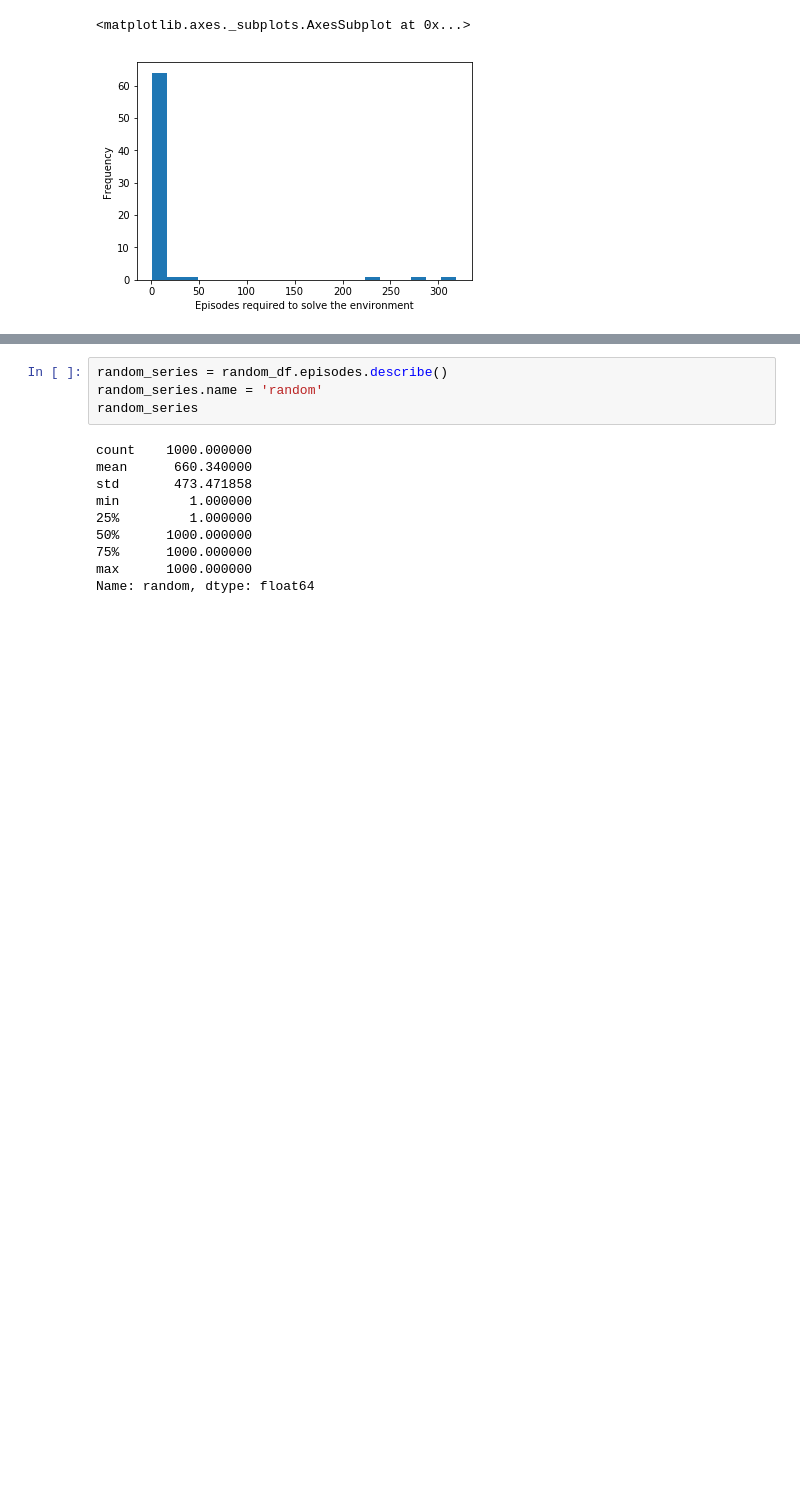
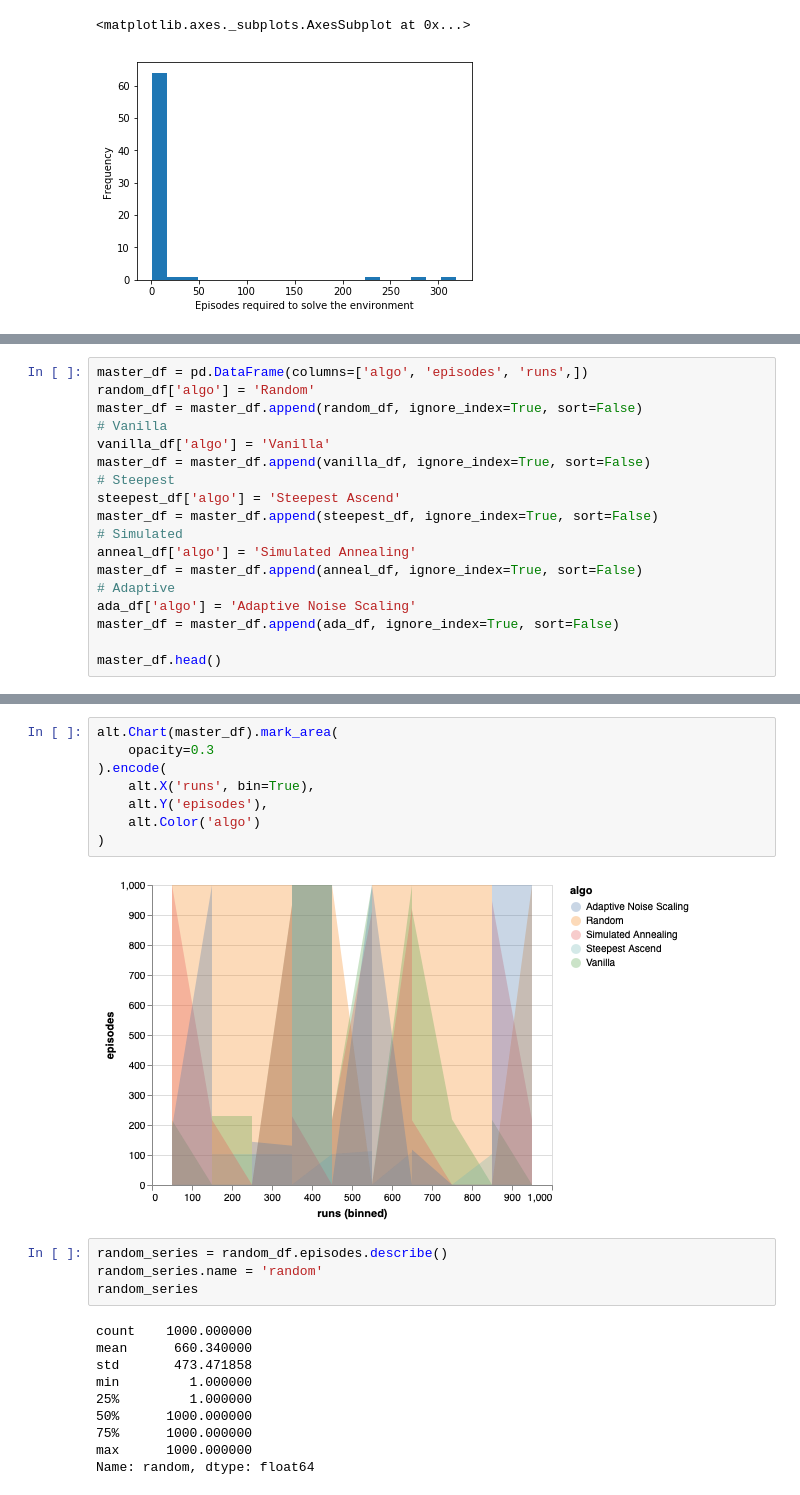
Before and after one commit to katnoria/hill-climbing-agents, a Jupyter notebook: notebooks/analyse.ipynb, the cells around one changed output, grey strips where cells are left out. Saved outputs shown, nothing was run; the diff lists cells and outputs as text; blank space fills up the shorter version.

```diff
--- a/notebooks/analyse.ipynb
+++ b/notebooks/analyse.ipynb
@@ -432,0 +447,18 @@ max     999.000000  1000.00000
+# %%
+master_df = pd.DataFrame(columns=['algo', 'episodes', 'runs',])
+random_df['algo'] = 'Random'
+master_df = master_df.append(random_df, ignore_index=True, sort=False)
+# Vanilla
+vanilla_df['algo'] = 'Vanilla'
+master_df = master_df.append(vanilla_df, ignore_index=True, sort=False)
+# Steepest
+steepest_df['algo'] = 'Steepest Ascend'
+master_df = master_df.append(steepest_df, ignore_index=True, sort=False)
+# Simulated
+anneal_df['algo'] = 'Simulated Annealing'
+master_df = master_df.append(anneal_df, ignore_index=True, sort=False)
+# Adaptive
+ada_df['algo'] = 'Adaptive Noise Scaling'
+master_df = master_df.append(ada_df, ignore_index=True, sort=False)
+
+master_df.head()
@@ -433,3 +472,13 @@ max     999.000000  1000.00000
+# %%
+alt.Chart(master_df).mark_area(
+    opacity=0.3
+).encode(
+    alt.X('runs', bin=True),
+    alt.Y('episodes'),
+    alt.Color('algo')
+)
+# %% [output]
+[figure, added]
 # %%
 random_series = random_df.episodes.describe()
 random_series.name = 'random'
```
Also changed, not shown: parts of 18 cells of this notebook, 1 other file.
